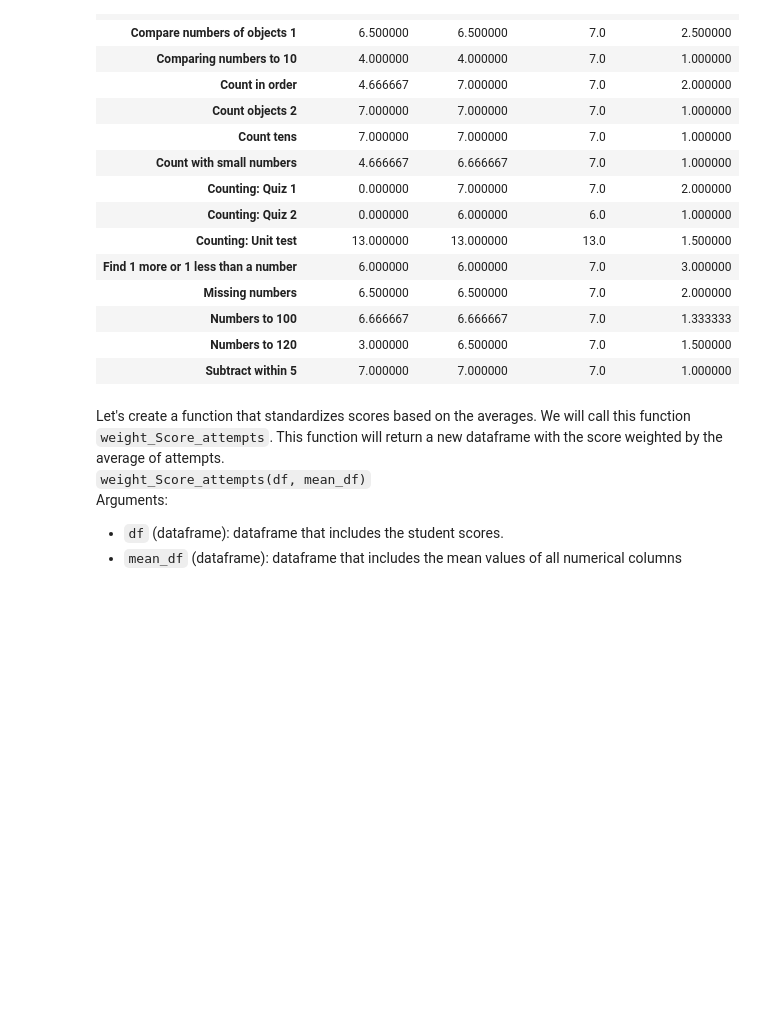
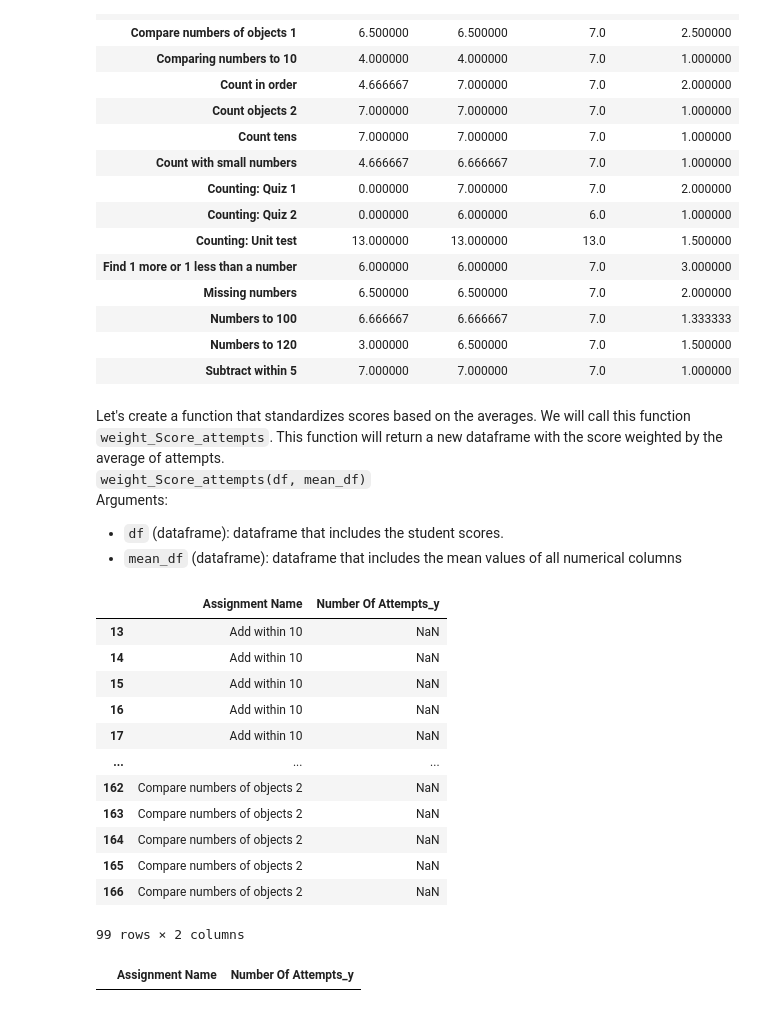
Before and after one commit to kle96/student-dashboard, a Jupyter notebook: data_cleaning/data_cleaning1.ipynb, the cells around one changed output. Cells and saved outputs as stored; diff of their text form; code cells hidden in the pictures; blank space fills up the shorter version.

```diff
--- a/data_cleaning/data_cleaning1.ipynb
+++ b/data_cleaning/data_cleaning1.ipynb
@@ -482,3 +482,20 @@ Let's create a function that standardizes scores based on the averages. We will
 <br>Arguments:
 - `df` (dataframe): dataframe that includes the student scores.
 - `mean_df` (dataframe): dataframe that includes the mean values of all numerical columns
+# %%
+test_df = df.merge(df_mean[['Number Of Attempts']], on = 'Assignment Name', how='outer')
+test_df.loc[test_df['Number Of Attempts_y'].isna() == True, ['Assignment Name', 'Number Of Attempts_y']]
+# %% [output]
+|  | Assignment Name | Number Of Attempts_y |
+| 13 | Add within 10 | NaN |
+| 14 | Add within 10 | NaN |
+| 15 | Add within 10 | NaN |
+| 16 | Add within 10 | NaN |
+| 17 | Add within 10 | NaN |
+| ... | ... | ... |
+| 162 | Compare numbers of objects 2 | NaN |
+| 163 | Compare numbers of objects 2 | NaN |
+| 164 | Compare numbers of objects 2 | NaN |
+| 165 | Compare numbers of objects 2 | NaN |
+| 166 | Compare numbers of objects 2 | NaN |
+99 rows × 2 columns
@@ -485,2 +504,6 @@ Let's create a function that standardizes scores based on the averages. We will
+# %%
+test_df.loc[test_df['Number Of Attempts_y'].isna() == True, ['Assignment Name', 'Number Of Attempts_y']]
+# %% [output]
+|  | Assignment Name | Number Of Attempts_y |
 # %%
 def weight_Score_attempts(df, mean_df):
```
Also changed, not shown: parts of 8 cells of this notebook.
